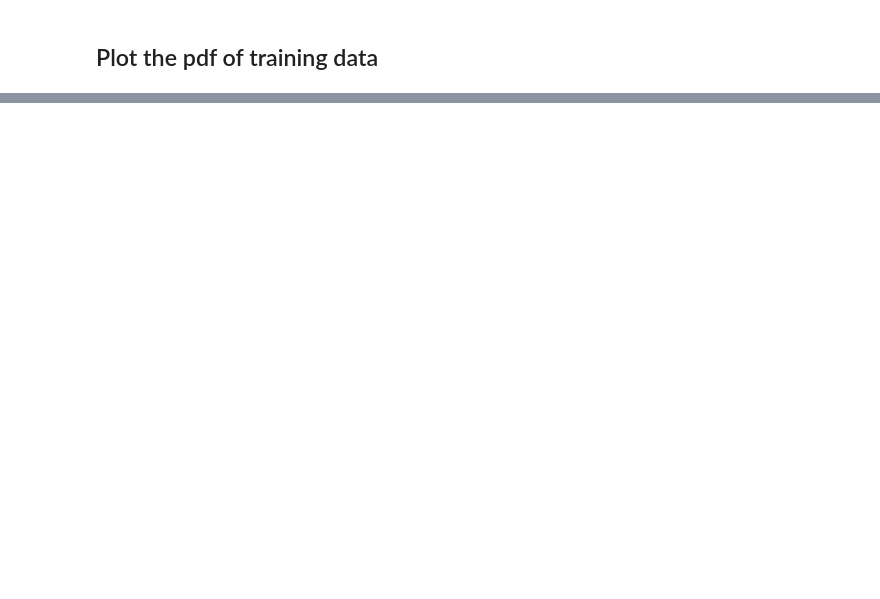
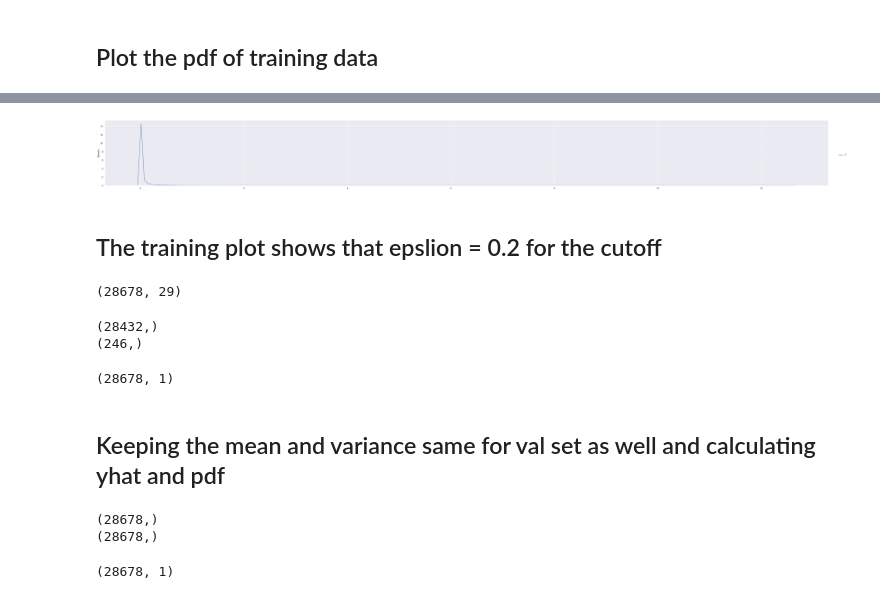
Before and after one commit to abhirockraj/ML_models_fromStrach, a Jupyter notebook: Anomaly_detection.ipynb, the cells around one changed output, grey strips where cells are left out. Drawn from its saved outputs; the diff is of its cells as text; code cells hidden in the pictures; blank space fills up the shorter version.

```diff
--- a/Anomaly_detection.ipynb
+++ b/Anomaly_detection.ipynb
@@ -96,7 +96,7 @@ Name: Class, dtype: int64
 x_train = df_with_only_pos_y.drop(['Class'],axis=1)
 x_train = x_train[:int(x_train.shape[0]*0.7)]
 x_train = np.asarray(x_train)
-x_train = np.power(np.abs(x_train),0.4)
+x_train = np.log(np.abs(x_train)+1)
 x_train.shape
 # %% [output]
 (199020, 29)
@@ -125,17 +125,18 @@ pdf = np.array(())
 for i in range (x_train.shape[0]):
     p=1
     for j in range(x_train.shape[1]):
-        a=-(x_train[i][j]-mean_x_train[0][j])**0.5
+        a=-((x_train[i][j]-mean_x_train[0][j])**2)
         b=2*variance_x_train[0][j]
         c= a/b
         e= np.exp(c)
         d= 1/(np.sqrt(2*3.71)*np.sqrt(variance_x_train[0][j]))
         p= p*(d*e)
+
     pdf=np.append(pdf,p)
 pdf.shape
 # %% [output]
 (199020,)
 # %%
-pdf=pdf.reshape(1,pdf.shape[0])
+pdf=pdf.reshape(pdf.shape[0],1)
 pdf.shape
 # %% [output]
@@ -142,0 +144,3 @@ pdf.shape
+# %%
+df_pdf = pd.DataFrame(pdf)
+df_pdf.head()
@@ -152,0 +156,66 @@ NameError: name 'plt' is not defined
+# %%
+sns.set(rc = {'figure.figsize':(20,20)})
+sns.displot(data= df_pdf,kind="kde",color='r',aspect=10)
+# plt.figure(figsize = (20, 20))
+plt.show()
+# %% [output]
+[figure, added]
+# %% [markdown]
+## The training plot shows that epslion = 0.2 for the cutoff
+# %%
+x_val = df_with_only_pos_y.drop(['Class'],axis=1)
+x_val = x_val[int(x_val.shape[0]*0.7):int(x_val.shape[0]*0.8)]
+x_val2 = df_with_only_neg_y.drop(['Class'],axis=1)
+x_val2 = x_val2[:int(x_val2.shape[0]*0.5)]
+x_val = pd.concat([x_val,x_val2])
+# x_val.head()
+x_val = np.asarray(x_val)
+x_val = np.log(np.abs(x_val)+1)
+x_val.shape
+# %% [output]
+(28678, 29)
+# %%
+y_val = df_with_only_pos_y['Class']
+y_val = y_val[int(y_val.shape[0]*0.7):int(y_val.shape[0]*0.8)]
+print(y_val.shape)
+y_val2 = df_with_only_neg_y['Class']
+y_val2 = y_val2[:int(y_val2.shape[0]*0.5)]
+print(y_val2.shape)
+y_val = pd.concat([y_val,y_val2])
+y_val =np.asarray(y_val)
+y_val = np.reshape(y_val,(y_val.shape[0],1))
+y_val.shape
+# %% [output]
+(28432,)
+(246,)
+(28678, 1)
+# %% [markdown]
+## Keeping the mean and variance same for val set as well and calculating yhat and pdf
+# %%
+pdf = np.array(())
+yhat = np.array(())
+epsilon = 10**(-35)
+for i in range (x_val.shape[0]):
+    p=1
+    for j in range(x_val.shape[1]):
+        a=-((x_val[i][j]-mean_x_train[0][j])**2)
+        b=2*variance_x_train[0][j]
+        c= a/b
+        e= np.exp(c)
+        d= 1/(np.sqrt(2*3.71)*np.sqrt(variance_x_train[0][j]))
+        p= p*(d*e)
+    if(p < epsilon):
+        yhat= np.append(yhat,1)
+    else:
+        yhat = np.append(yhat,0)
+    pdf=np.append(pdf,p)
+print(pdf.shape)
+print(yhat.shape)
+# %% [output]
+(28678,)
+(28678,)
+# %%
+yhat=yhat.reshape(yhat.shape[0],1)
+yhat.shape
+# %% [output]
+(28678, 1)
```
Also changed, not shown: parts of 19 cells of this notebook, 1 other file.
